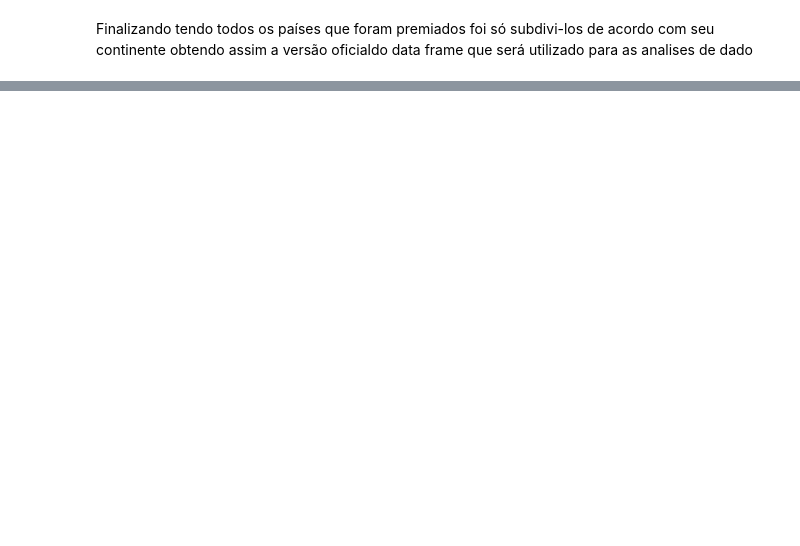
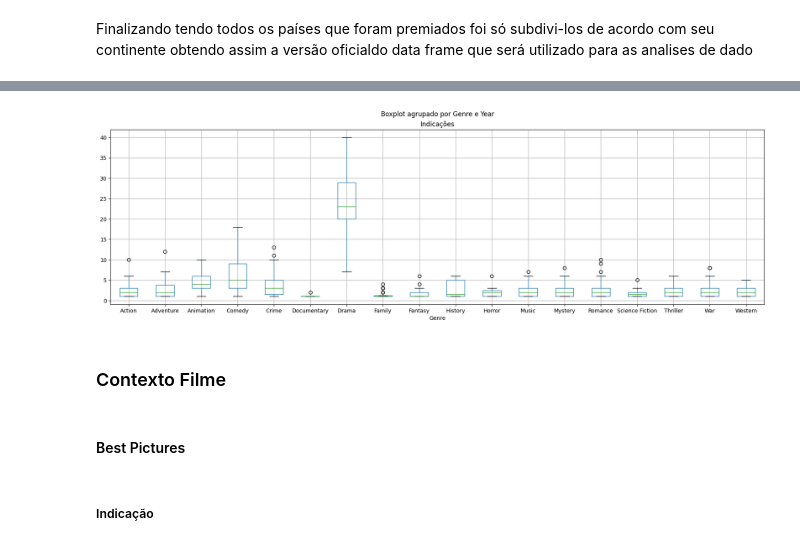
Before and after one commit to edilsonchaves/MVP-Analise-de-Dados-Oscar-Research, a Jupyter notebook: OscarResearch.ipynb, the cells around one changed output, grey strips where cells are left out. Saved outputs shown, nothing was run; the diff lists cells and outputs as text; code cells hidden in the pictures; blank space fills up the shorter version.

```diff
--- a/OscarResearch.ipynb
+++ b/OscarResearch.ipynb
@@ -620,0 +561,16 @@ display(df_official_genre_count)
+# %%
+import matplotlib.pyplot as plt
+
+def BoxplotByCollumForYears(df, collum):
+
+  result = df.groupby(['Year',collum]).size().reset_index(name='Indicacoes')
+
+  top_generos = result.groupby(collum)['Indicacoes'].sum().nlargest(20).index
+
+  data_top = result[result[collum].isin(top_generos)]
+
+  data_top.boxplot(column='Indicacoes', by=collum, figsize=(21,6))
+  sup_title_text = "Boxplot agrupado por " + collum + " e Year"
+  plt.suptitle(sup_title_text)
+  plt.title("Indicações")
+  plt.show()
@@ -922,0 +681,10 @@ plt.show()
+# %%
+BoxplotByCollumForYears(df_Official, "Genre")
+# %% [output]
+[figure, added]
+# %% [markdown]
+### Contexto Filme
+# %% [markdown]
+#### Best Pictures
+# %% [markdown]
+##### Indicação
```
Also changed, not shown: parts of 248 cells of this notebook.
